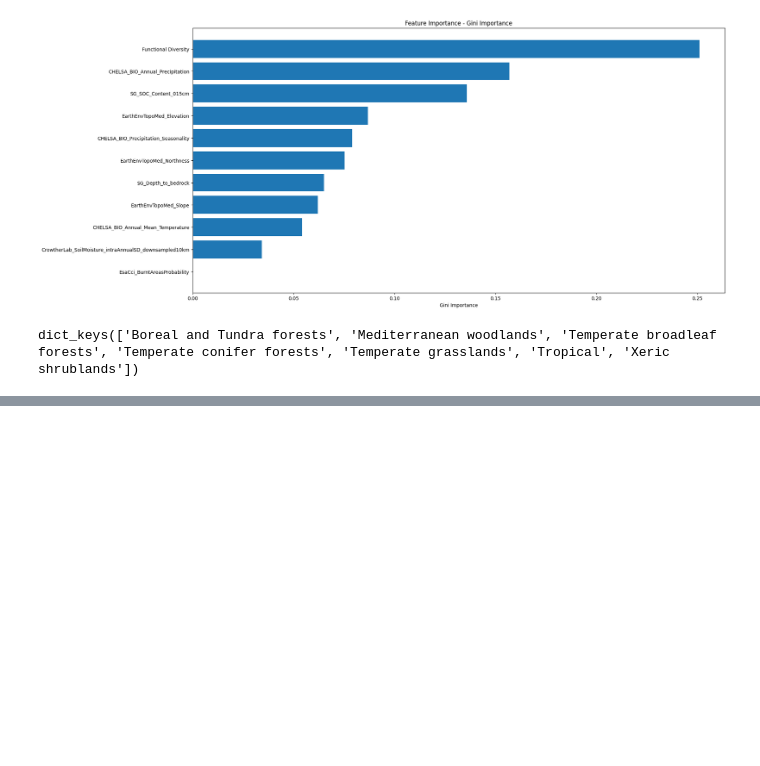
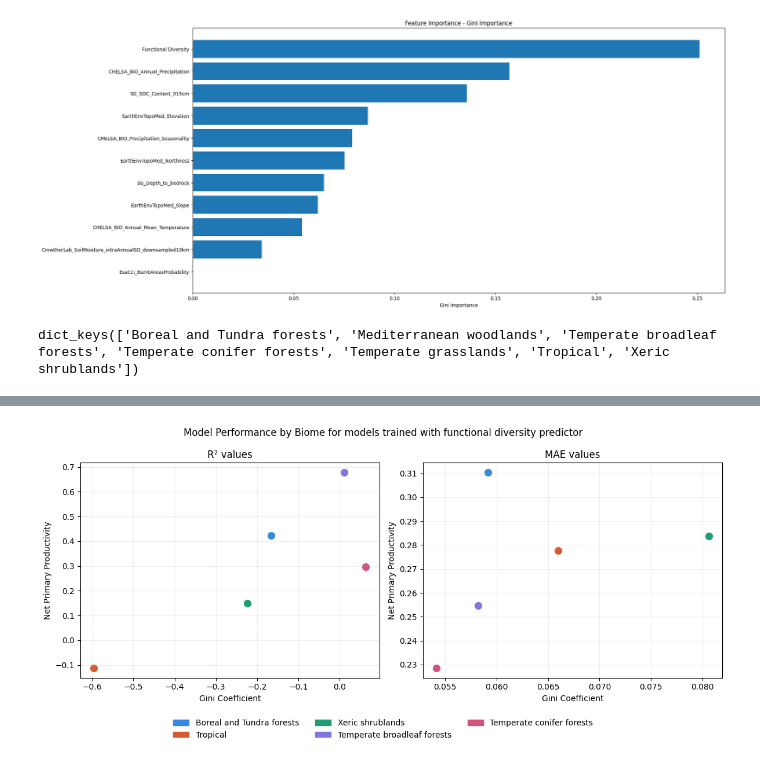
Before and after one commit to qiulinlx/FD_Stability, a Jupyter notebook: model_notebook.ipynb, the cells around one changed output, grey strips where cells are left out. Saved outputs shown, nothing was run; the diff lists cells and outputs as text; code cells hidden in the pictures; blank space fills up the shorter version.

```diff
--- a/model_notebook.ipynb
+++ b/model_notebook.ipynb
@@ -178,0 +321,3 @@ NameError: name 'bioem_dfs' is not defined
+# %%
+sd_models_df=pd.read_csv("model_results_sd.csv")
+fd_models_df=pd.read_csv("model_results_fd.csv")
@@ -178,0 +340,27 @@ NameError: name 'bioem_dfs' is not defined
+# %%
+biome_colors = {
+    'Boreal and Tundra forests':    '#378ADD',
+    'Tropical':                     '#D85A30',
+    'Xeric shrublands':             '#1D9E75',
+    'Temperate broadleaf forests':  '#7F77DD',
+    'Temperate conifer forests':    '#D4537E',
+}
+
+fig, axes = plt.subplots(1, 2, figsize=(12, 5))
+fig.suptitle('Model Performance by Biome for models trained with functional diversity predictor', fontsize=12)
+
+for ax, metric, title in zip(axes, ['r2', 'mae'], ['R² values', 'MAE values']):
+    subset = fd_models_df[fd_models_df['metric'] == metric]
+    for _, row in subset.iterrows():
+        ax.scatter(row['gc'], row['npp'], color=biome_colors[row['biome']], s=100, edgecolors='white', linewidths=0.5)
+    ax.set_xlabel('Gini Coefficient')
+    ax.set_ylabel('Net Primary Productivity')
+    ax.set_title(title)
+    ax.grid(True, alpha=0.2)
+
+legend_handles = [mpatches.Patch(color=c, label=b) for b, c in biome_colors.items()]
+fig.legend(handles=legend_handles, loc='lower center', ncol=3, bbox_to_anchor=(0.5, -0.12), frameon=False)
+plt.tight_layout()
+plt.show()
+# %% [output]
+[figure, added]
```
Also changed, not shown: parts of 14 cells of this notebook, 10 other files.
